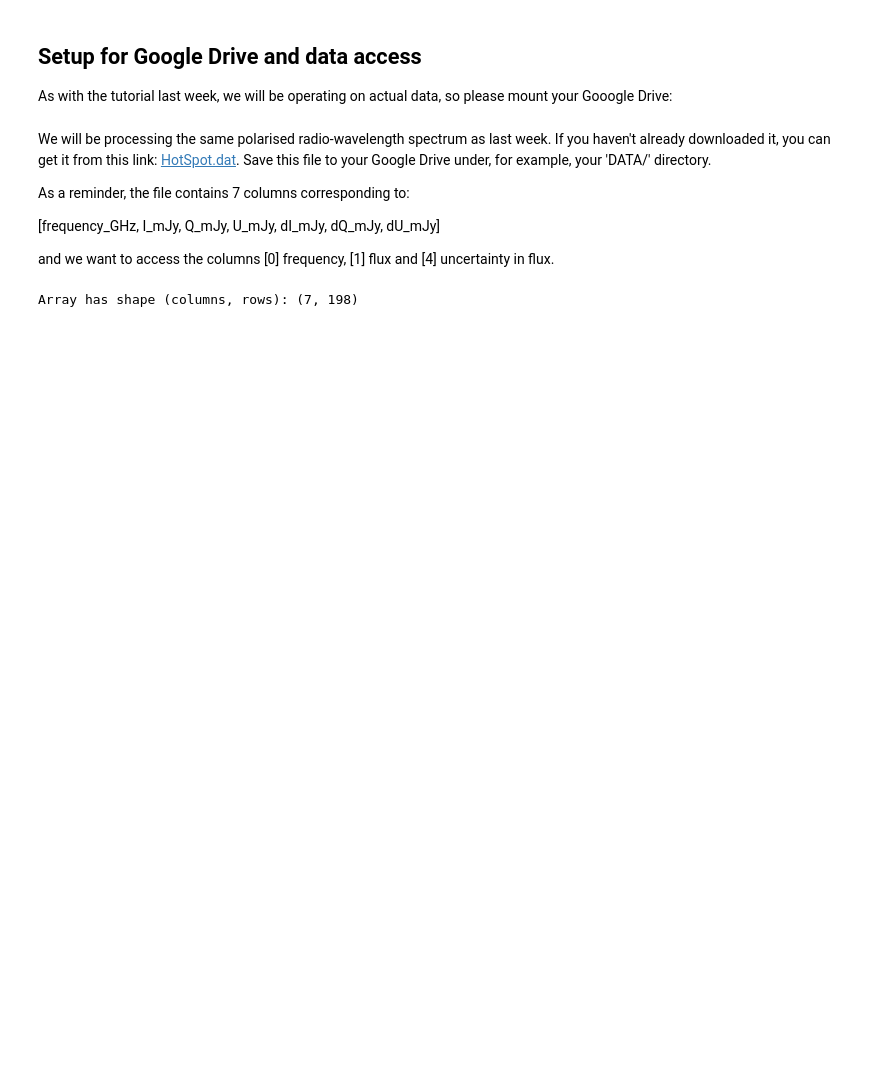
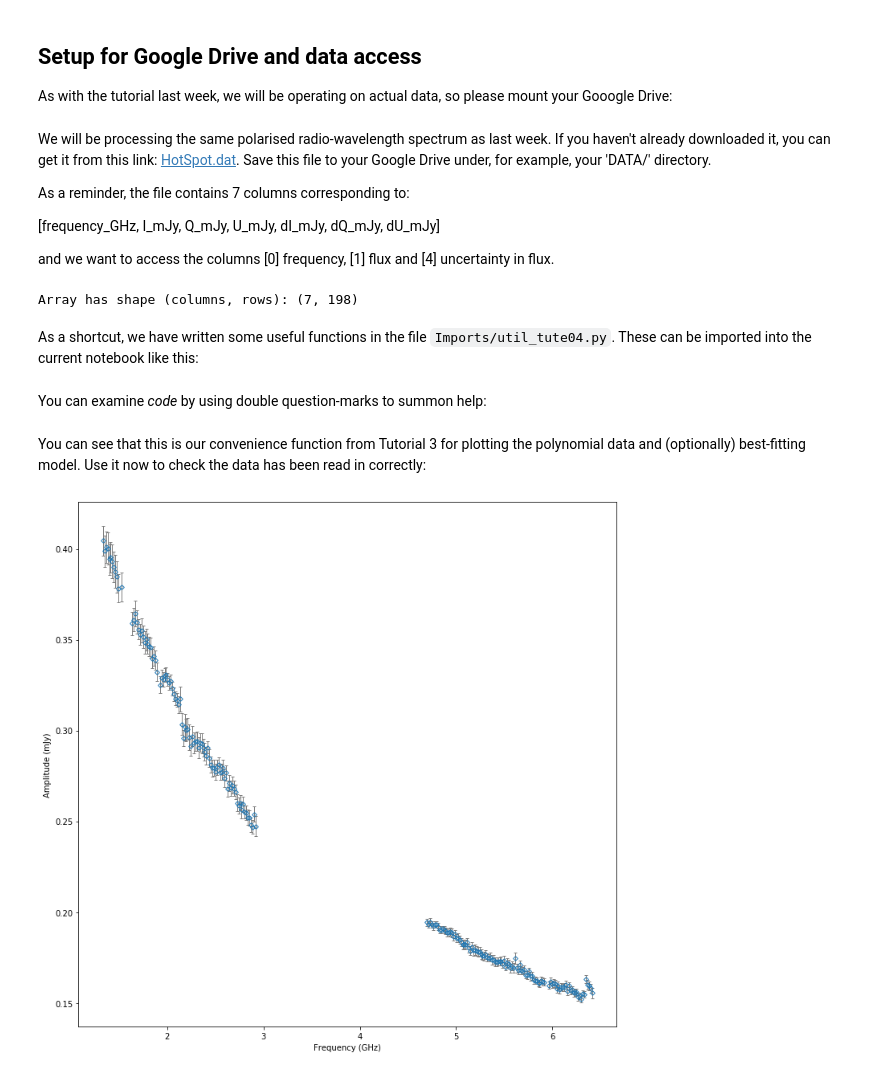
Before and after one commit to MQ-ASTR3110-2021/ASTR3110_Tutorial_Notebooks_2021, a Jupyter notebook: ASTR3110_Tutorial_4_MCMC.ipynb, the cells around one changed output. Cells and saved outputs as stored; diff of their text form; code cells hidden in the pictures; blank space fills up the shorter version.

Commit message:
Add notebook 4.

````diff
--- a/ASTR3110_Tutorial_4_MCMC.ipynb
+++ b/ASTR3110_Tutorial_4_MCMC.ipynb
@@ -55,3 +78,5 @@ specArr[0] /= 1e9
 print("Array has shape (columns, rows):", specArr.shape)
 # %% [output]
 Array has shape (columns, rows): (7, 198)
+# %% [markdown]
+As a shortcut, we have written some useful functions in the file ```Imports/util_tute04.py```. These can be imported into the current notebook like this:
@@ -57,0 +89,2 @@ Array has shape (columns, rows): (7, 198)
+# %% [markdown]
+You can examine *code* by using double question-marks to summon help:
@@ -57,0 +94,14 @@ Array has shape (columns, rows): (7, 198)
+# %% [markdown]
+You can see that this is our convenience function from Tutorial 3 for plotting the polynomial data and (optionally) best-fitting model. Use it now to check the data has been read in correctly:
+# %%
+%matplotlib inline
+
+# Set the data arrays from the file
+xData = specArr[0]
+yData = specArr[1]
+dyData = specArr[4]
+
+# Plot the spectrum
+plot_spec_poly5(xData, yData, dyData)
+# %% [output]
+[figure, added]
````
Also changed, not shown: parts of 29 cells of this notebook, 3 other files.
